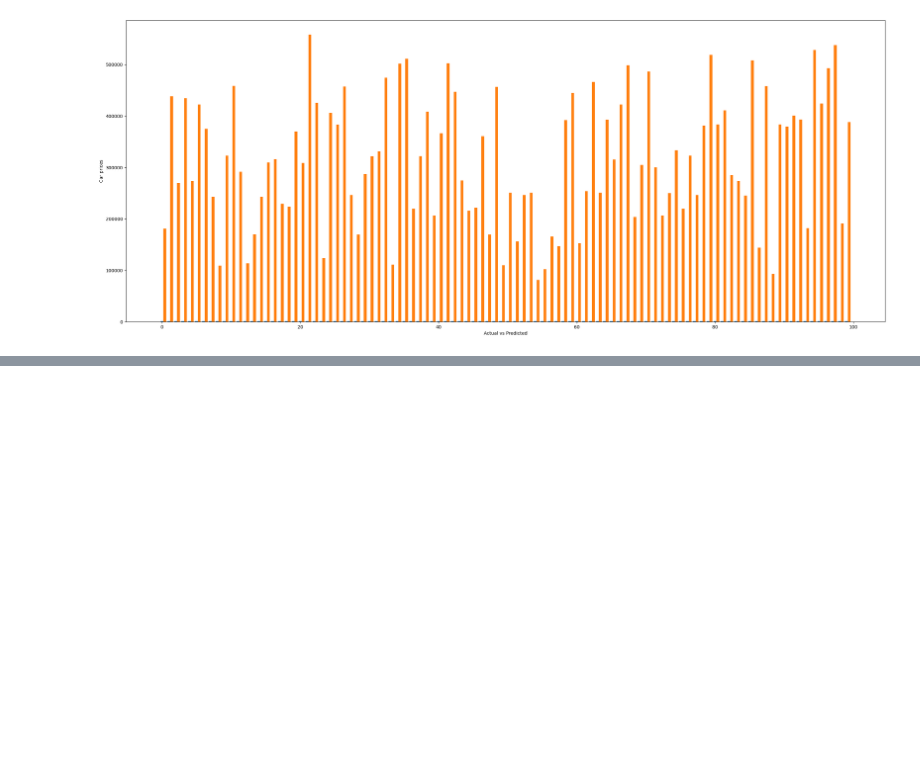
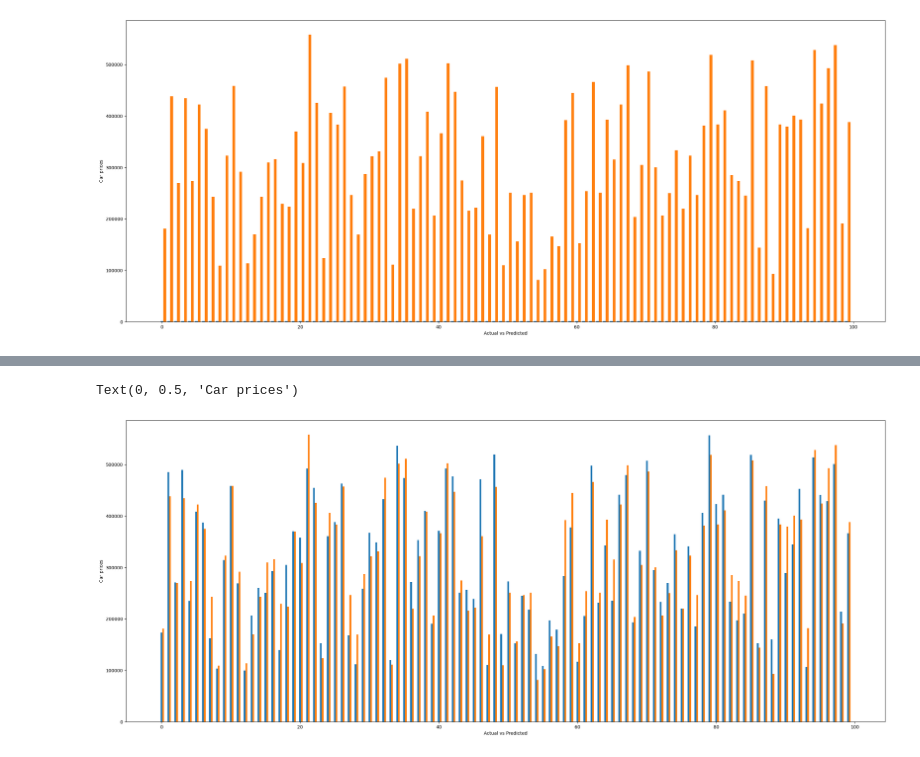
Before and after one commit to HridayNagrani0/Vision, a Jupyter notebook: CarPricePrediction.ipynb, the cells around one changed output, grey strips where cells are left out. Saved outputs shown, nothing was run; the diff lists cells and outputs as text; code cells hidden in the pictures; blank space fills up the shorter version.

```diff
--- a/CarPricePrediction.ipynb
+++ b/CarPricePrediction.ipynb
@@ -321,0 +404,11 @@ Text(0, 0.5, 'Car prices')
+# %%
+y_true=list(y_test[:,0].numpy())
+y_pred=list(model.predict(X_test)[:,0])
+ind =np.arange(100)
+plt.figure(figsize=(30,12))
+width=0.25
+plt.bar(ind,y_pred,width,label='Predicted value')
+plt.bar(ind+width,y_true,width,label='Actual value')
+plt.xlabel('Actual vs Predicted')
+plt.ylabel('Car prices')
+# %% [output]
@@ -321,0 +416,2 @@ Text(0, 0.5, 'Car prices')
+Text(0, 0.5, 'Car prices')
+[figure, added]
```
Also changed, not shown: parts of 8 cells of this notebook, 1 other file.
